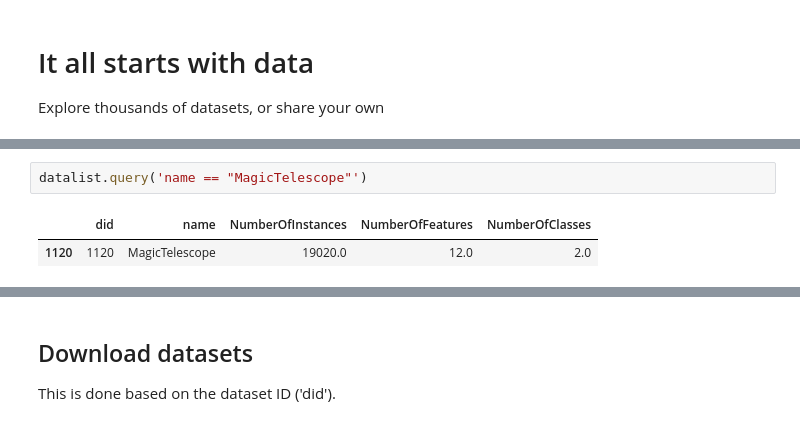
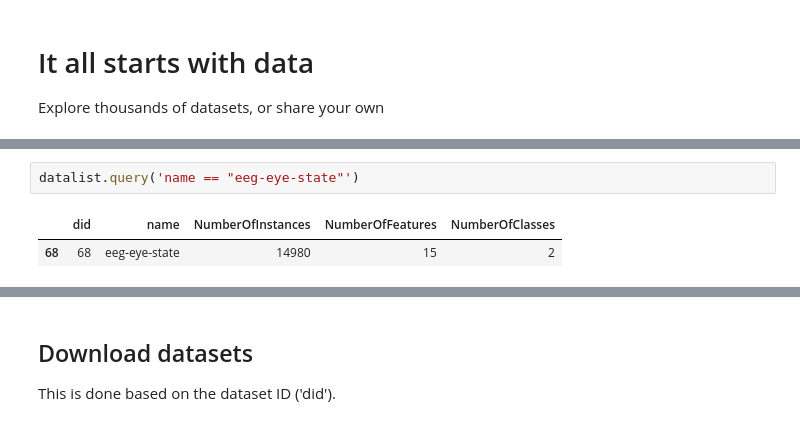
Before and after one commit to joaquinvanschoren/ML-intro, a Jupyter notebook: 00 Tutorial 2a - OpenML.ipynb, the cells around one changed output, grey strips where cells are left out. Cells and saved outputs as stored; diff of their text form.

```diff
--- a/00 Tutorial 2a - OpenML.ipynb
+++ b/00 Tutorial 2a - OpenML.ipynb
@@ -91,8 +94,8 @@ datalist[datalist.NumberOfInstances>10000
 # %%
-datalist.query('name == "MagicTelescope"')
+datalist.query('name == "eeg-eye-state"')
 # %% [output]
 |  | did | name | NumberOfInstances | NumberOfFeatures | NumberOfClasses |
-| 1120 | 1120 | MagicTelescope | 19020.0 | 12.0 | 2.0 |
+| 68 | 68 | eeg-eye-state | 14980 | 15 | 2 |
 # %%
 datalist.query('NumberOfClasses > 50')
 # %% [output]
```
Also changed, not shown: parts of 28 cells of this notebook, 12 other files.
